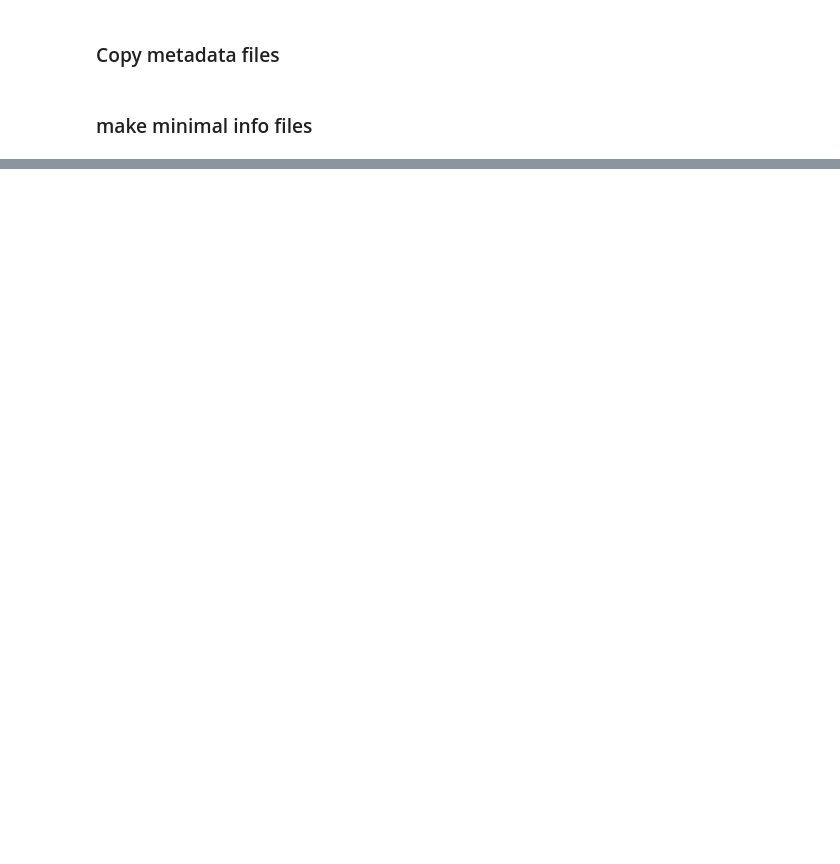
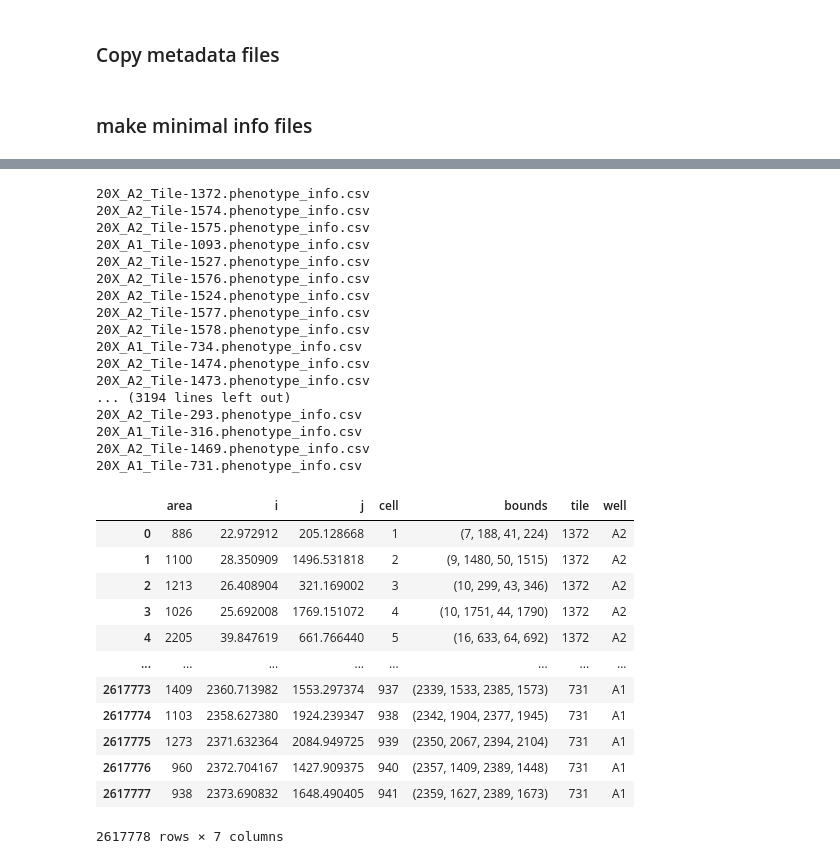
Before and after one commit to cheeseman-lab/brieflow, a Jupyter notebook: example_analysis/copy_denali_files.ipynb, the cells around one changed output, grey strips where cells are left out. Drawn from its saved outputs; the diff is of its cells as text; code cells hidden in the pictures; blank space fills up the shorter version.

Commit message:
upload denali files

```diff
--- a/example_analysis/copy_denali_files.ipynb
+++ b/example_analysis/copy_denali_files.ipynb
@@ -119,0 +107,59 @@ for sbs_info_fp in sbs_info_dir.iterdir():
+# %%
+phenotype_info_dfs = []
+n=0
+
+phenotype_info_dir = Path("/lab/barcheese01/screens/denali/process_ph/tables/")
+for phenotype_info_fp in phenotype_info_dir.iterdir():
+    file_name = str(phenotype_info_fp.name)
+    if "phenotype_info" not in file_name:
+        continue
+    if "A1" in file_name or "A2" in file_name:
+        pass
+    else:
+        continue
+    print(file_name)
+
+    # Convert to string for matching
+    tile = int(file_name.split("Tile-")[1].split(".")[0])
+    phenotype_info = pd.read_csv(phenotype_info_fp)
+    phenotype_info_dfs.append(phenotype_info)
+
+    # n+=1
+    # if n==5:
+    #     break
+
+
+combined_phenotype_info = pd.concat(phenotype_info_dfs, ignore_index=True)
+combined_phenotype_info.to_hdf('analysis_root/phenotype_process/hdfs/phenotype_info.hdf5', "x", mode="w")
+combined_phenotype_info
+# %% [output]
+20X_A2_Tile-1372.phenotype_info.csv
+20X_A2_Tile-1574.phenotype_info.csv
+20X_A2_Tile-1575.phenotype_info.csv
+20X_A1_Tile-1093.phenotype_info.csv
+20X_A2_Tile-1527.phenotype_info.csv
+20X_A2_Tile-1576.phenotype_info.csv
+20X_A2_Tile-1524.phenotype_info.csv
+20X_A2_Tile-1577.phenotype_info.csv
+20X_A2_Tile-1578.phenotype_info.csv
+20X_A1_Tile-734.phenotype_info.csv
+20X_A2_Tile-1474.phenotype_info.csv
+20X_A2_Tile-1473.phenotype_info.csv
+... (3194 lines left out)
+20X_A2_Tile-293.phenotype_info.csv
+20X_A1_Tile-316.phenotype_info.csv
+20X_A2_Tile-1469.phenotype_info.csv
+20X_A1_Tile-731.phenotype_info.csv
+|  | area | i | j | cell | bounds | tile | well |
+| 0 | 886 | 22.972912 | 205.128668 | 1 | (7, 188, 41, 224) | 1372 | A2 |
+| 1 | 1100 | 28.350909 | 1496.531818 | 2 | (9, 1480, 50, 1515) | 1372 | A2 |
+| 2 | 1213 | 26.408904 | 321.169002 | 3 | (10, 299, 43, 346) | 1372 | A2 |
+| 3 | 1026 | 25.692008 | 1769.151072 | 4 | (10, 1751, 44, 1790) | 1372 | A2 |
+| 4 | 2205 | 39.847619 | 661.766440 | 5 | (16, 633, 64, 692) | 1372 | A2 |
+| ... | ... | ... | ... | ... | ... | ... | ... |
+| 2617773 | 1409 | 2360.713982 | 1553.297374 | 937 | (2339, 1533, 2385, 1573) | 731 | A1 |
+| 2617774 | 1103 | 2358.627380 | 1924.239347 | 938 | (2342, 1904, 2377, 1945) | 731 | A1 |
+| 2617775 | 1273 | 2371.632364 | 2084.949725 | 939 | (2350, 2067, 2394, 2104) | 731 | A1 |
+| 2617776 | 960 | 2372.704167 | 1427.909375 | 940 | (2357, 1409, 2389, 1448) | 731 | A1 |
+| 2617777 | 938 | 2373.690832 | 1648.490405 | 941 | (2359, 1627, 2389, 1673) | 731 | A1 |
+2617778 rows × 7 columns
```
Also changed, not shown: parts of 4 cells of this notebook, 2 other files.
